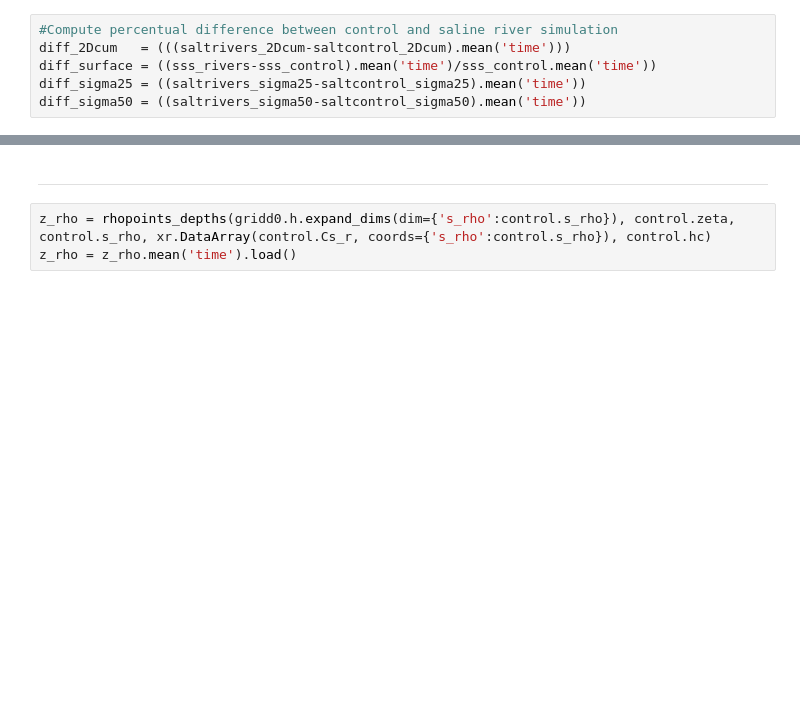
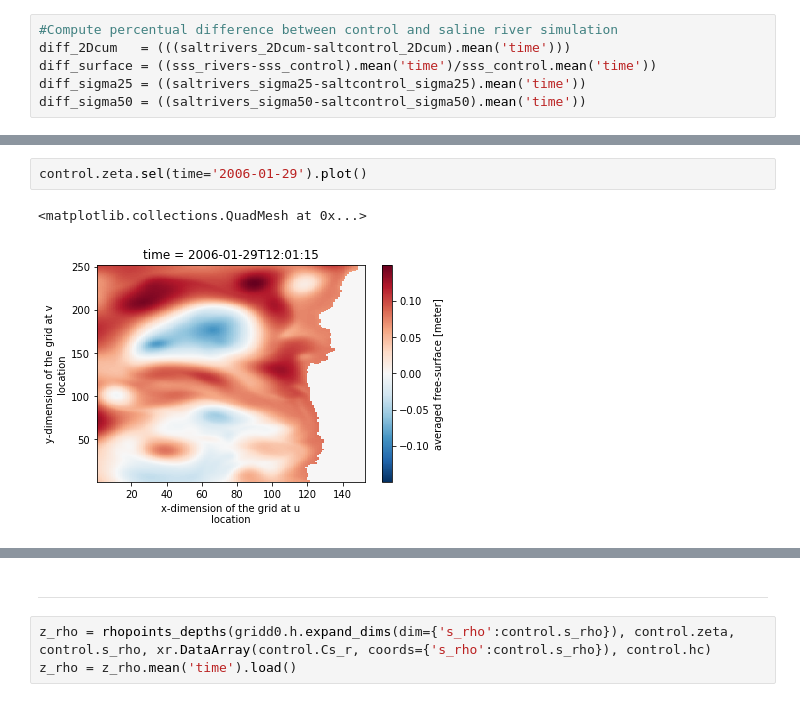
Before and after one commit to lucasglasner/CROCOSIMS, a Jupyter notebook: SIMSEQUIA/analysis_rund0.ipynb, the cells around one changed output, grey strips where cells are left out. Saved outputs shown, nothing was run; the diff lists cells and outputs as text; blank space fills up the shorter version.

```diff
--- a/SIMSEQUIA/analysis_rund0.ipynb
+++ b/SIMSEQUIA/analysis_rund0.ipynb
@@ -233,0 +188,5 @@ fig.colorbar(m, cax=cax, label='Salinity anomaly against\ncontrol simulation\n(P
+# %%
+control.zeta.sel(time='2006-01-29').plot()
+# %% [output]
+<matplotlib.collections.QuadMesh at 0x...>
+[figure, added]
```
Also changed, not shown: parts of 24 cells of this notebook, 3 other files.
